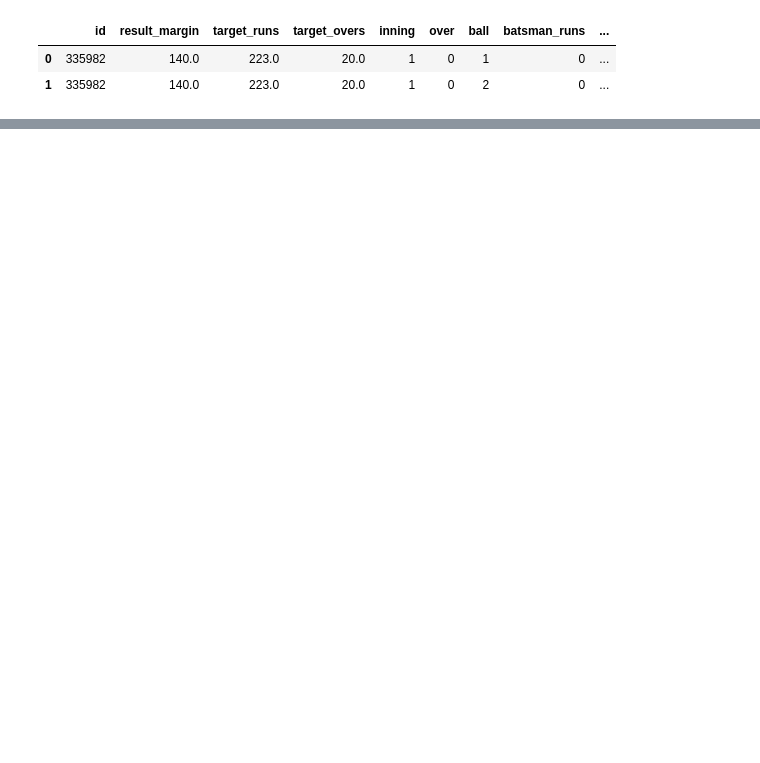
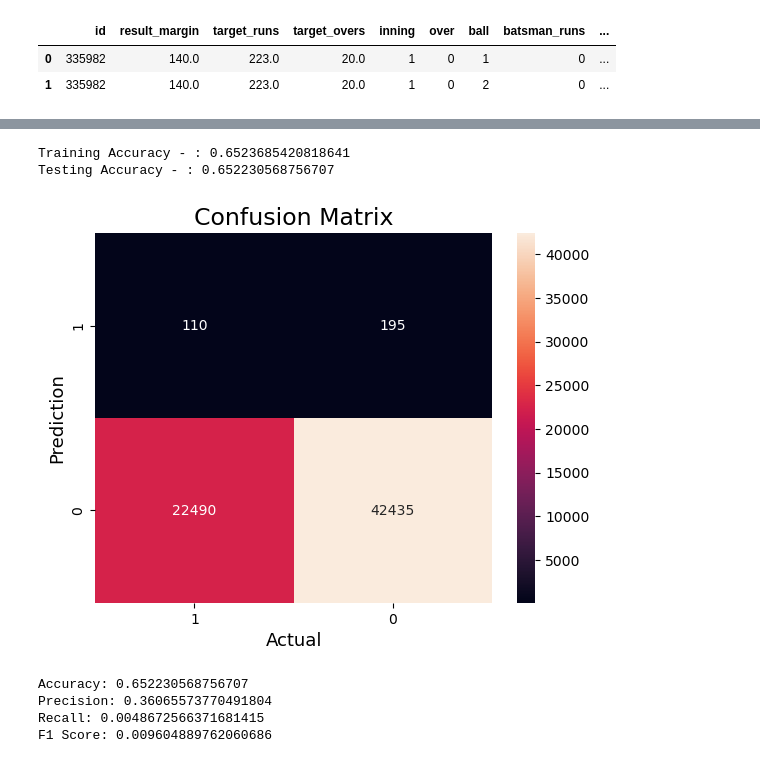
Before and after one commit to AnjaliDadheech/Linear-Regression, a Jupyter notebook: IPL_Kaggle_v01.ipynb, the cells around one changed output, grey strips where cells are left out. Saved outputs shown, nothing was run; the diff lists cells and outputs as text; code cells hidden in the pictures; blank space fills up the shorter version.

```diff
--- a/IPL_Kaggle_v01.ipynb
+++ b/IPL_Kaggle_v01.ipynb
@@ -132 +194,3 @@ X_train, X_test, y_train, y_test = train_test_split(X, y, test_size=0.25, random
+# %%
+clf = LogisticRegression(penalty = 'l2', C = 1)
 # %%
@@ -164,0 +200,24 @@ SyntaxError: Missing parentheses in call to 'print'. Did you mean print(...)? (3
+# %%
+pred = clf.predict(X_test)
+print (f'Training Accuracy - : {clf.score(X_train,y_train)}')
+print (f'Testing Accuracy - : {clf.score(X_test,y_test)}')
+# %% [output]
+Training Accuracy - : 0.6523685420818641
+Testing Accuracy - : 0.652230568756707
+# %%
+cm_with_C_1 = confusion_matrix(pred, y_test)
+# %%
+# confusion matrix
+import seaborn as sns
+
+sns.heatmap(cm_with_C_1,
+            annot=True,
+            fmt='g',
+            xticklabels=['1', '0'],  # metastatic = 1, benign = 0
+            yticklabels=['1', '0'])
+plt.ylabel('Prediction', fontsize=13)
+plt.xlabel('Actual', fontsize=13)
+plt.title('Confusion Matrix', fontsize=17)
+plt.show()
+# %% [output]
+[figure, added]
@@ -164,0 +230,17 @@ SyntaxError: Missing parentheses in call to 'print'. Did you mean print(...)? (3
+# %%
+# accuracy = proportion of correct predictions,precision =  correctly predict the positive class
+accuracy = (tp + tn) / np.sum(cm_with_C_1)
+precision = tp / (tp + fp)
+recall = tp / (tp + fn)
+f1 = 2 * (precision * recall) / (precision + recall)
+
+# Print the results
+print("Accuracy:", accuracy)
+print("Precision:", precision)
+print("Recall:", recall)
+print("F1 Score:", f1)
+# %% [output]
+Accuracy: 0.652230568756707
+Precision: 0.36065573770491804
+Recall: 0.0048672566371681415
+F1 Score: 0.009604889762060686
```
Also changed, not shown: parts of 63 cells of this notebook.
